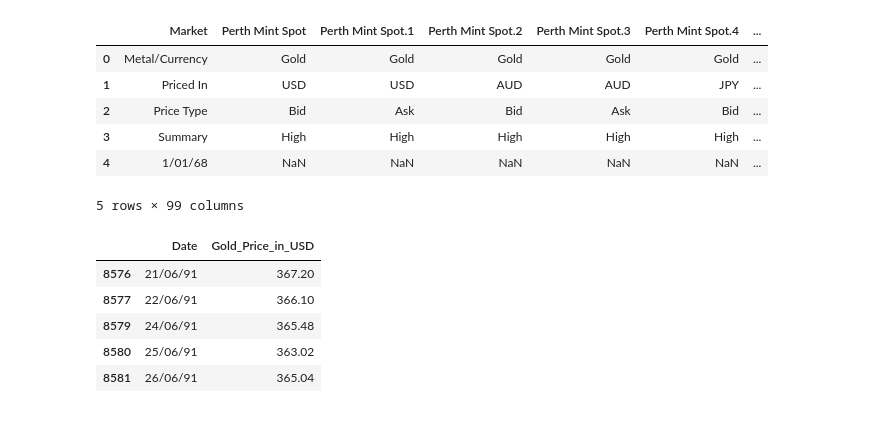
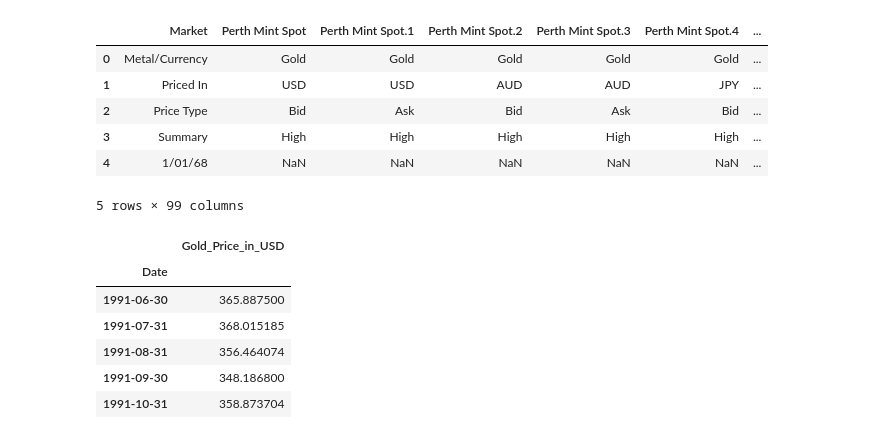
Before and after one commit to Johnnywang1899/Data-Analytics-Boot-Camp---Final-Project, a Jupyter notebook: Datasets/Jesse_Data_Cleaning.ipynb, the cells around one changed output. Cells and saved outputs as stored; diff of their text form; code cells hidden in the pictures.

```diff
--- a/Datasets/Jesse_Data_Cleaning.ipynb
+++ b/Datasets/Jesse_Data_Cleaning.ipynb
@@ -253,9 +255,18 @@ gold_df.dropna(inplace=True)
+# %%
+gold_df["Date"] = pd.to_datetime(gold_df["Date"], format="%d/%m/%y")
+# %%
+gold_df["Gold_Price_in_USD"] = gold_df.iloc[:,1].str.replace(',', '').astype(float)
+# %%
+gold_df["Gold_Price_in_USD"] = gold_df["Gold_Price_in_USD"].astype("float64")
+# %%
+gold_df_by_month = gold_df.groupby(pd.Grouper(key="Date", freq="M")).mean()
 # %%
-gold_df.head()
+gold_df_by_month.head()
 # %% [output]
-|  | Date | Gold_Price_in_USD |
-| 8576 | 21/06/91 | 367.20 |
-| 8577 | 22/06/91 | 366.10 |
-| 8579 | 24/06/91 | 365.48 |
-| 8580 | 25/06/91 | 363.02 |
-| 8581 | 26/06/91 | 365.04 |
+|  | Gold_Price_in_USD |
+| Date |  |
+| 1991-06-30 | 365.887500 |
+| 1991-07-31 | 368.015185 |
+| 1991-08-31 | 356.464074 |
+| 1991-09-30 | 348.186800 |
+| 1991-10-31 | 358.873704 |
```
Also changed, not shown: parts of 2 cells of this notebook.
